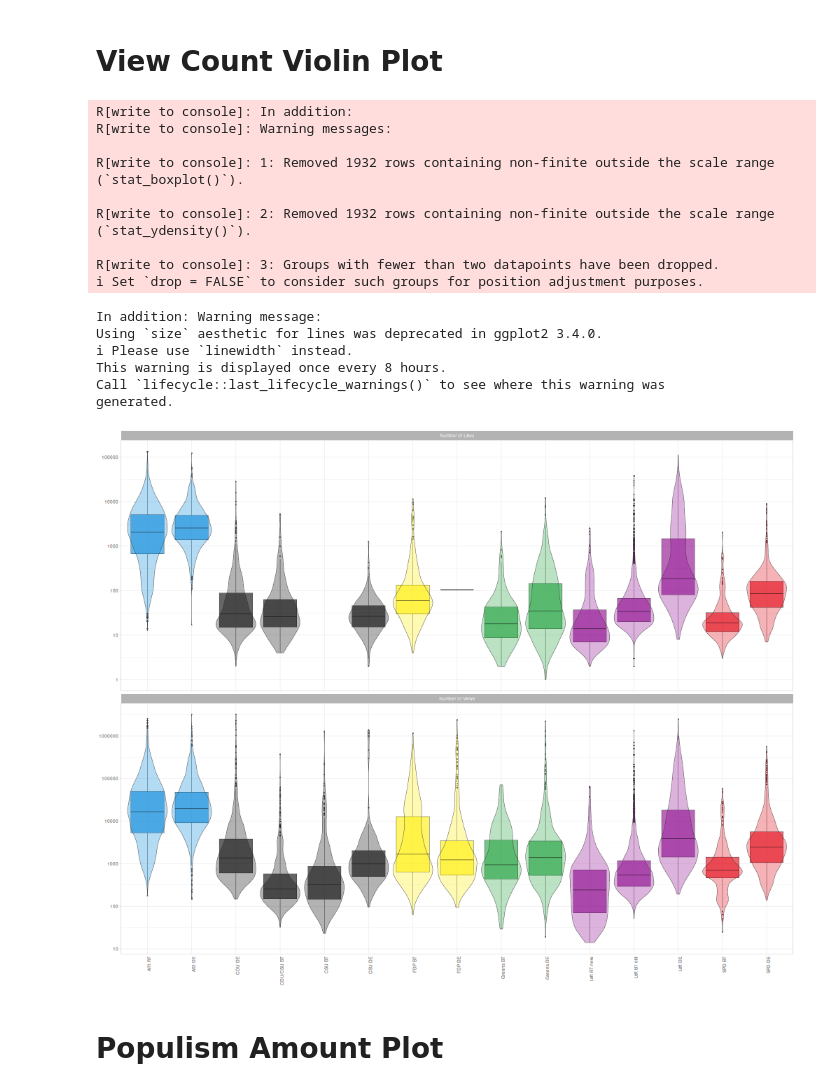
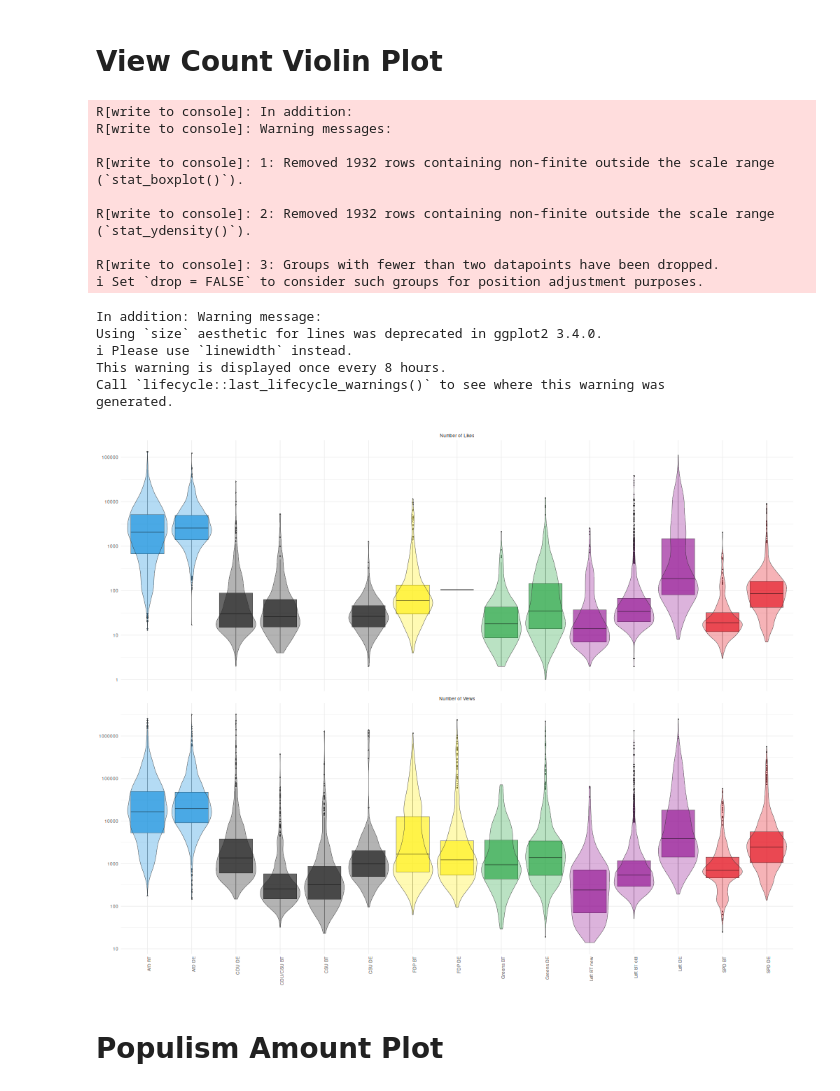
Before and after one commit to luerhard/anti-elitism-gets-views, a Jupyter notebook: pipeline/05-basic_descriptives.ipynb, the cells around one changed output. Cells and saved outputs as stored; diff of their text form; code cells hidden in the pictures.

Commit message:
better images

```diff
--- a/pipeline/05-basic_descriptives.ipynb
+++ b/pipeline/05-basic_descriptives.ipynb
@@ -276,7 +279,7 @@ plot <- ggplot(df_plot, aes(x=channel, y=val, fill=channel)) +
     ) +
    scale_y_continuous(trans="log10", breaks=scales::breaks_log(n=8)) +
    scale_color_manual(values=cmap, aesthetics=c("color", "fill")) +
-   theme_light(
+   theme_minimal(
       base_size = 8
    ) +
    theme(
@@ -288,34 +291,34 @@ plot <- ggplot(df_plot, aes(x=channel, y=val, fill=channel)) +
    ) +
    facet_wrap(
     ~var,
         ncol=1,
         scales="free_y",
         labeller = as_labeller(c(
             likes = "Number of Likes",
             views = "Number of Views"
         ))
     ) +
    ylab("log(10)")
 plot
 # %% [output]
 R[write to console]: In addition:
 R[write to console]: Warning messages:
 
 R[write to console]: 1: Removed 1932 rows containing non-finite outside the scale range
 (`stat_boxplot()`).
 
 R[write to console]: 2: Removed 1932 rows containing non-finite outside the scale range
 (`stat_ydensity()`).
 
 R[write to console]: 3: Groups with fewer than two datapoints have been dropped.
 ℹ Set `drop = FALSE` to consider such groups for position adjustment purposes.
 In addition: Warning message:
 Using `size` aesthetic for lines was deprecated in ggplot2 3.4.0.
 ℹ Please use `linewidth` instead.
 This warning is displayed once every 8 hours.
 Call `lifecycle::last_lifecycle_warnings()` to see where this warning was
 generated.
-[figure, old version]
+[figure, new version]
 # %%
 %%R
 
```
Also changed, not shown: parts of 9 cells of this notebook, 3 other files.
